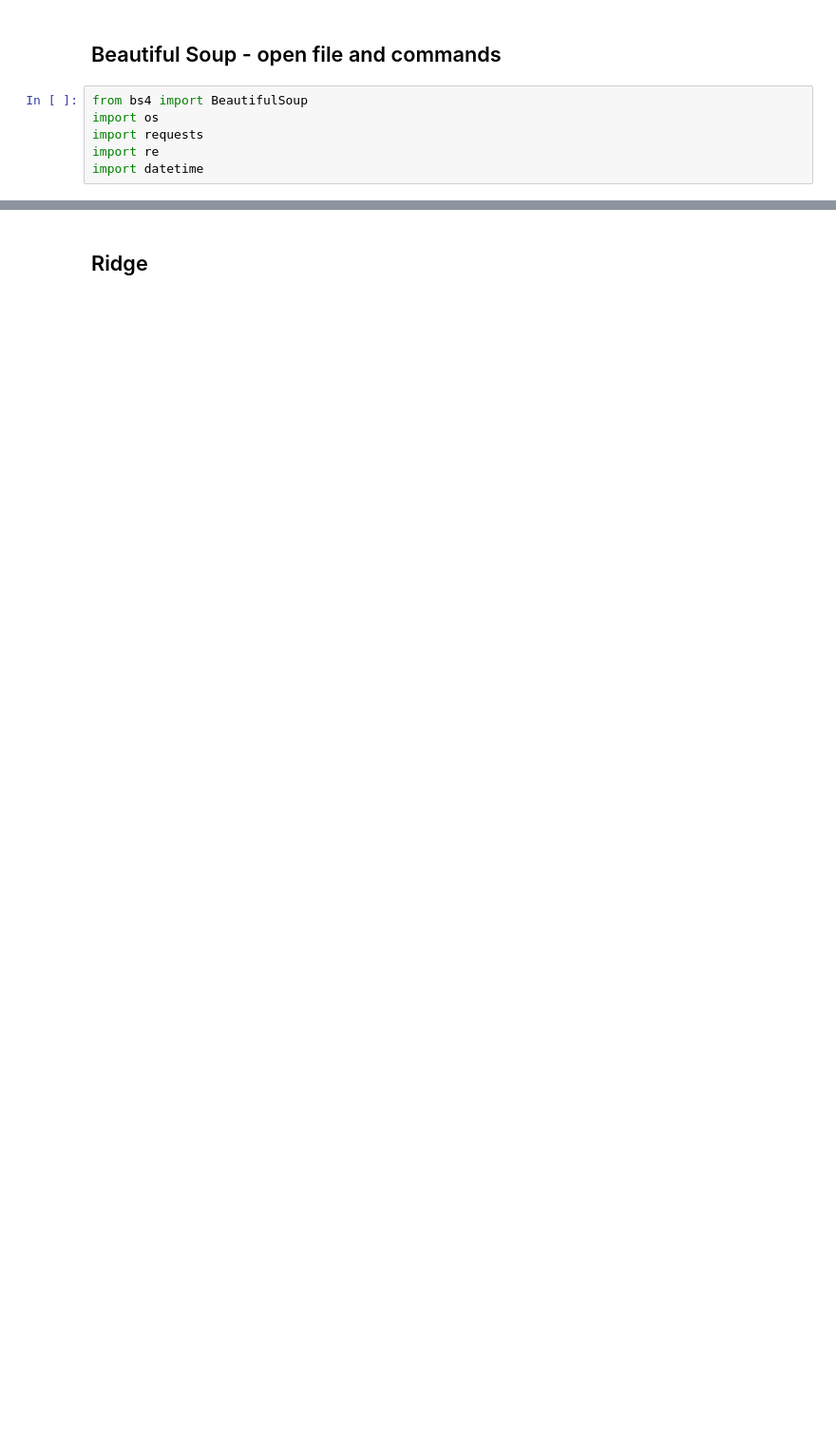
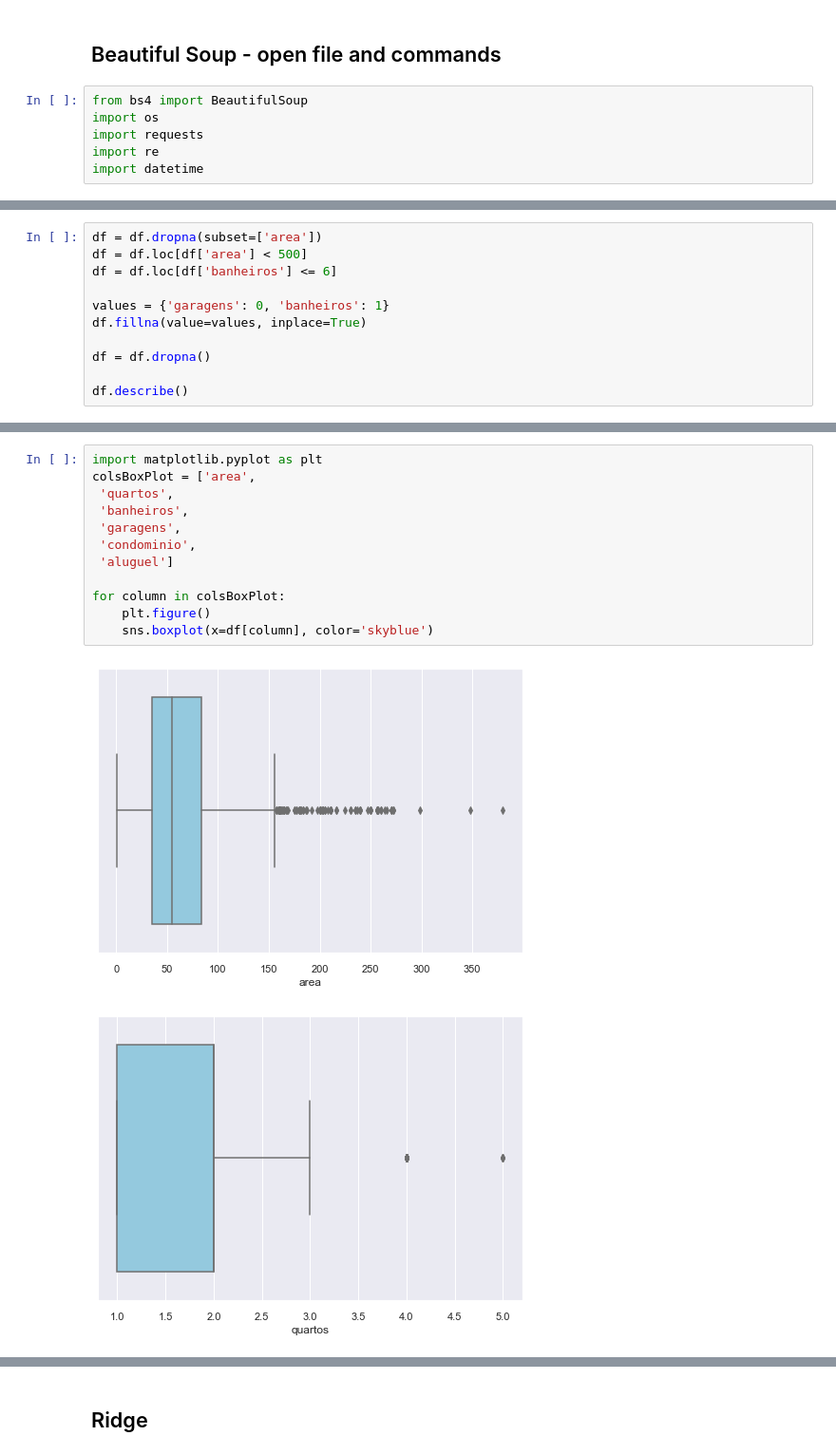
Before and after one commit to 1990LFLF/tcc-ml, a Jupyter notebook: teste.ipynb, the cells around one changed output, grey strips where cells are left out. Shown: that part at 95% size. Saved outputs shown, nothing was run; the diff lists cells and outputs as text; blank space fills up the shorter version.

```diff
--- a/teste.ipynb
+++ b/teste.ipynb
@@ -236,0 +307,11 @@ memory usage: 52.5 KB
+# %%
+df = df.dropna(subset=['area'])
+df = df.loc[df['area'] < 500]
+df = df.loc[df['banheiros'] <= 6]
+
+values = {'garagens': 0, 'banheiros': 1}
+df.fillna(value=values, inplace=True)
+
+df = df.dropna()
+
+df.describe()
@@ -236,0 +329,15 @@ memory usage: 52.5 KB
+# %%
+import matplotlib.pyplot as plt
+colsBoxPlot = ['area',
+ 'quartos',
+ 'banheiros',
+ 'garagens',
+ 'condominio',
+ 'aluguel']
+
+for column in colsBoxPlot:
+    plt.figure()
+    sns.boxplot(x=df[column], color='skyblue')
+# %% [output]
+[figure, added]
+[figure, added]
```
Also changed, not shown: parts of 48 cells of this notebook, 55 other files.
